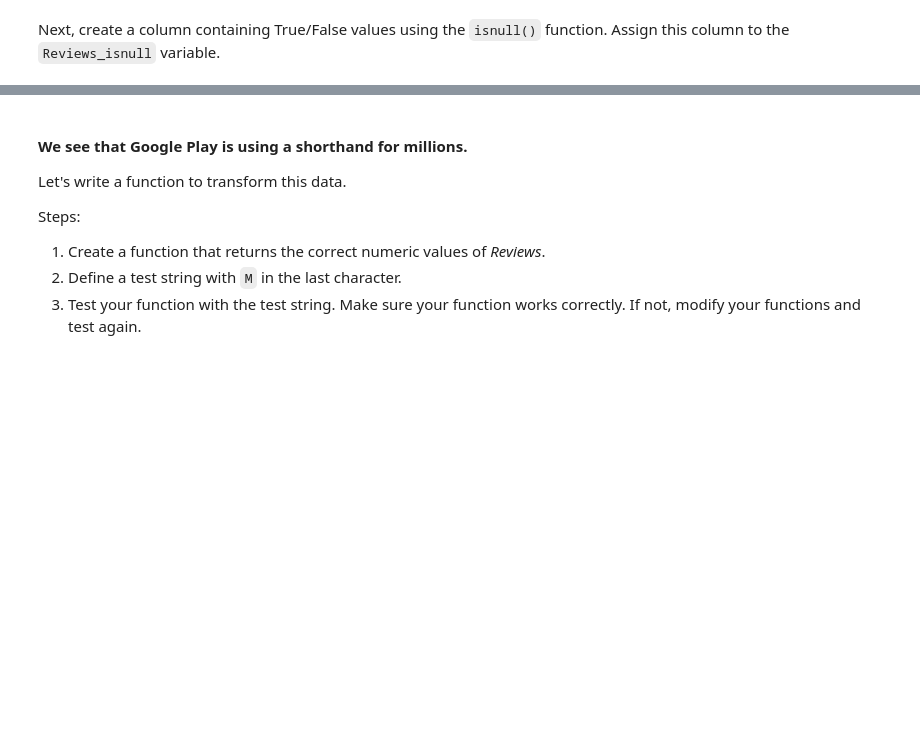
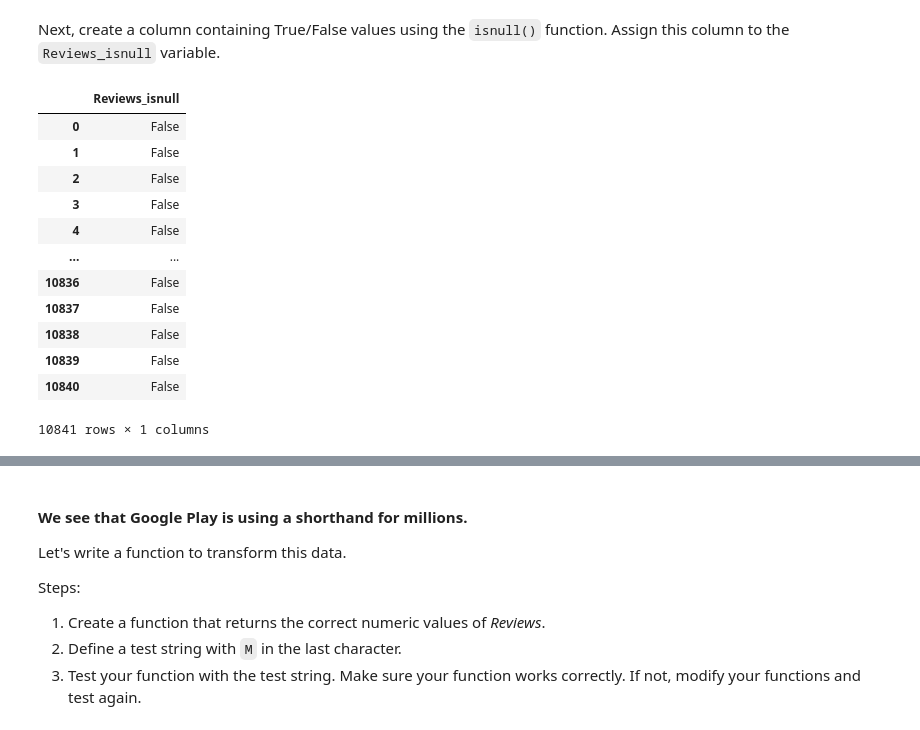
Before and after one commit to Ismael-San/DAFT_0410, a Jupyter notebook: module_3/Lab_5_Feature-Extraction/your-code/notebooks/M3_Lab_5_main.ipynb, the cells around one changed output, grey strips where cells are left out. Saved outputs shown, nothing was run; the diff lists cells and outputs as text; code cells hidden in the pictures; blank space fills up the shorter version.

```diff
--- a/module_3/Lab_5_Feature-Extraction/your-code/notebooks/M3_Lab_5_main.ipynb
+++ b/module_3/Lab_5_Feature-Extraction/your-code/notebooks/M3_Lab_5_main.ipynb
@@ -109,0 +110,16 @@ Review_isnull = google_play.loc[google_play['Reviews_numeric'].isnull()]
+# %%
+google_play[["Reviews_isnull"]]
+# %% [output]
+|  | Reviews_isnull |
+| 0 | False |
+| 1 | False |
+| 2 | False |
+| 3 | False |
+| 4 | False |
+| ... | ... |
+| 10836 | False |
+| 10837 | False |
+| 10838 | False |
+| 10839 | False |
+| 10840 | False |
+10841 rows × 1 columns
```
Also changed, not shown: parts of 5 cells of this notebook, 4 other files.
